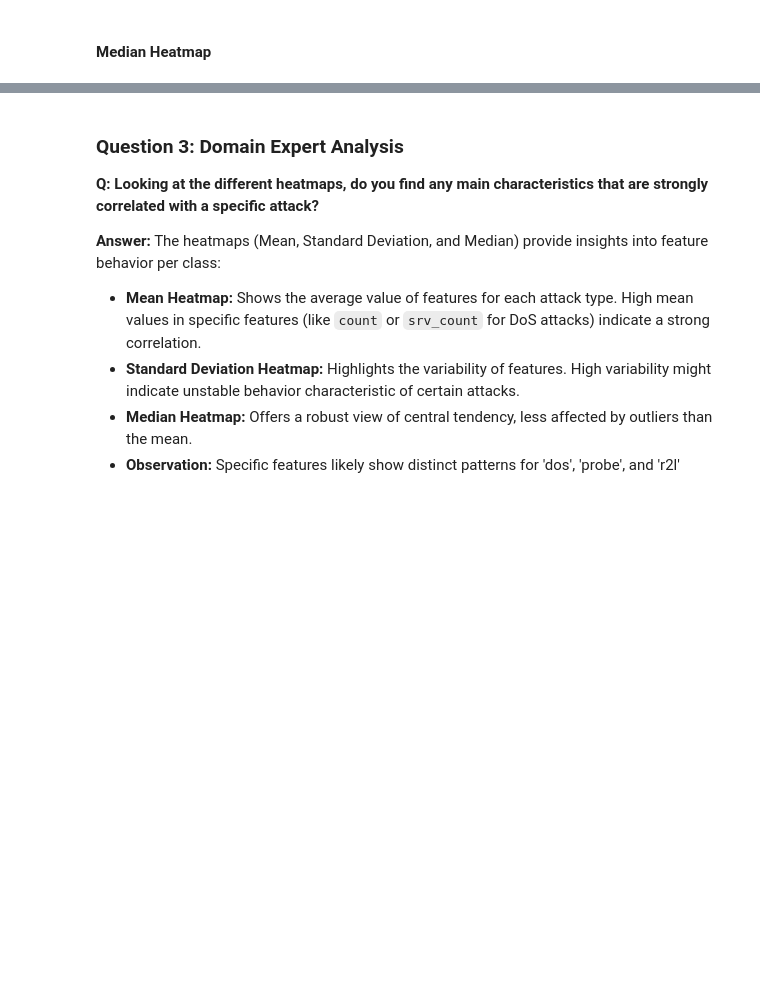
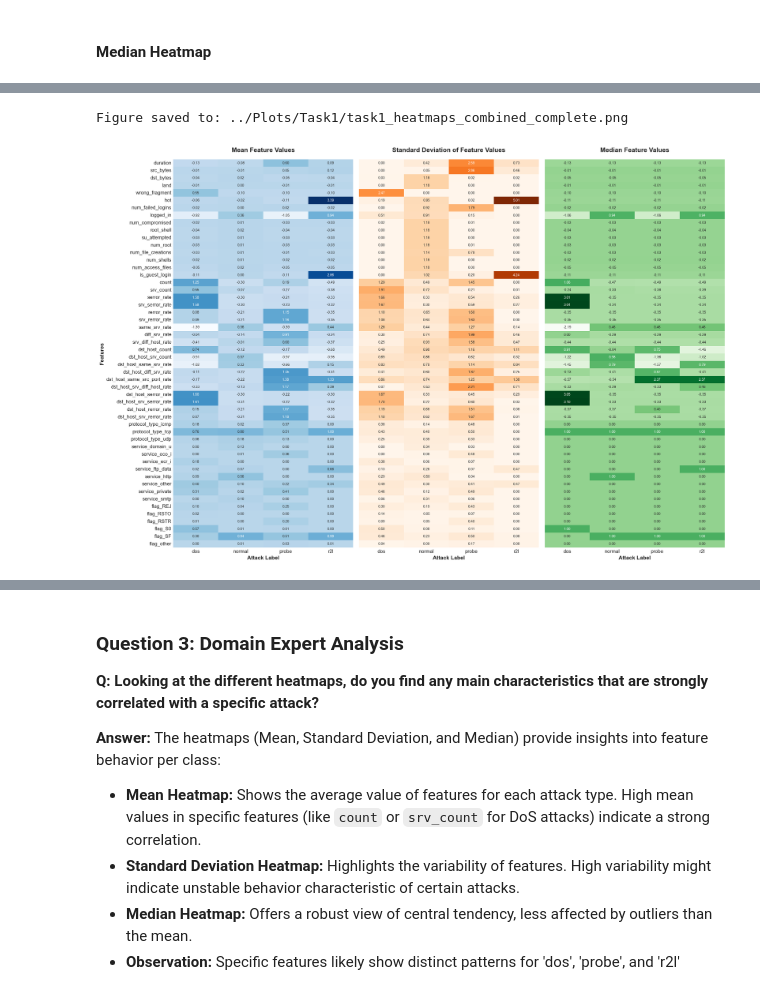
Before and after one commit to RenatoMignone/unsupervised-network-intrusion-detection, a Jupyter notebook: lab/notebooks/Task1.ipynb, the cells around one changed output, grey strips where cells are left out. Cells and saved outputs as stored; diff of their text form; code cells hidden in the pictures; blank space fills up the shorter version.

Commit message:
Completed Task 1 report

```diff
--- a/lab/notebooks/Task1.ipynb
+++ b/lab/notebooks/Task1.ipynb
@@ -954 +969,33 @@ plot_heatmap(label_feature_median, "Median Feature Values", "task1_heatmap_media
 [figure]
+# %%
+# Create figure with 3 subplots
+fig, axes = plt.subplots(1, 3, figsize=(18, 12), sharey=True)
+
+# Mean heatmap
+sns.heatmap(label_feature_means.T, cmap="Blues", annot=True, fmt='.2f',
+            annot_kws={'size': 7}, cbar=False,
+            xticklabels=label_encoder.classes_, ax=axes[0])
+axes[0].set_title("Mean Feature Values", fontsize=13, fontweight='bold', pad=15)
+axes[0].set_xlabel("Attack Label", fontsize=11, fontweight='bold')
+axes[0].set_ylabel("Features", fontsize=11, fontweight='bold')
+
+# Standard Deviation heatmap
+sns.heatmap(label_feature_std.T, cmap="Oranges", annot=True, fmt='.2f',
+            annot_kws={'size': 7}, cbar=False,
+            xticklabels=label_encoder.classes_, ax=axes[1])
+axes[1].set_title("Standard Deviation of Feature Values", fontsize=13, fontweight='bold', pad=15)
+axes[1].set_xlabel("Attack Label", fontsize=11, fontweight='bold')
+
+# Median heatmap
+sns.heatmap(label_feature_median.T, cmap="Greens", annot=True, fmt='.2f',
+            annot_kws={'size': 7}, cbar=False,
+            xticklabels=label_encoder.classes_, ax=axes[2])
+axes[2].set_title("Median Feature Values", fontsize=13, fontweight='bold', pad=15)
+axes[2].set_xlabel("Attack Label", fontsize=11, fontweight='bold')
+
+plt.tight_layout()
+save_figure_for_report('task1_heatmaps_combined_complete.png')
+plt.show()
+# %% [output]
+Figure saved to: ../Plots/Task1/task1_heatmaps_combined_complete.png
+[figure, added]
```
Also changed, not shown: parts of 20 cells of this notebook, 17 other files.
